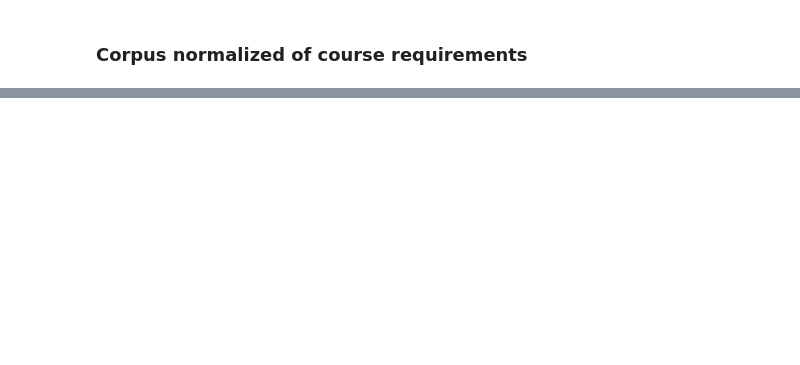
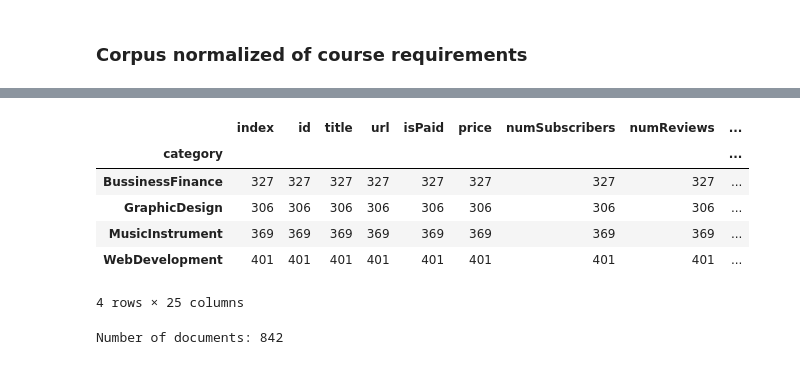
Before and after one commit to Daesparz/analysis_udemy_courses, a Jupyter notebook: Data_analysis/web_scraping_pipeline_Part3.ipynb, the cells around one changed output, grey strips where cells are left out. Saved outputs shown, nothing was run; the diff lists cells and outputs as text; code cells hidden in the pictures; blank space fills up the shorter version.

```diff
--- a/Data_analysis/web_scraping_pipeline_Part3.ipynb
+++ b/Data_analysis/web_scraping_pipeline_Part3.ipynb
@@ -242,3 +292,17 @@ df_courseSampling.loc[:, ['description', 'normalized_descriptions', 'requirement
+# %%
+df_english.groupby('category').count()
+# %% [output]
+|  | index | id | title | url | isPaid | price | numSubscribers | numReviews | ... |
+| category |  |  |  |  |  |  |  |  | ... |
+| BussinessFinance | 327 | 327 | 327 | 327 | 327 | 327 | 327 | 327 | ... |
+| GraphicDesign | 306 | 306 | 306 | 306 | 306 | 306 | 306 | 306 | ... |
+| MusicInstrument | 369 | 369 | 369 | 369 | 369 | 369 | 369 | 369 | ... |
+| WebDevelopment | 401 | 401 | 401 | 401 | 401 | 401 | 401 | 401 | ... |
+4 rows × 25 columns
+# %%
+print('Number of documents: {}'.format(len(df_train)))
+# %% [output]
+Number of documents: 842
 # %%
 import warnings
 warnings.filterwarnings("ignore",category=DeprecationWarning)
```
Also changed, not shown: parts of 52 cells of this notebook.
